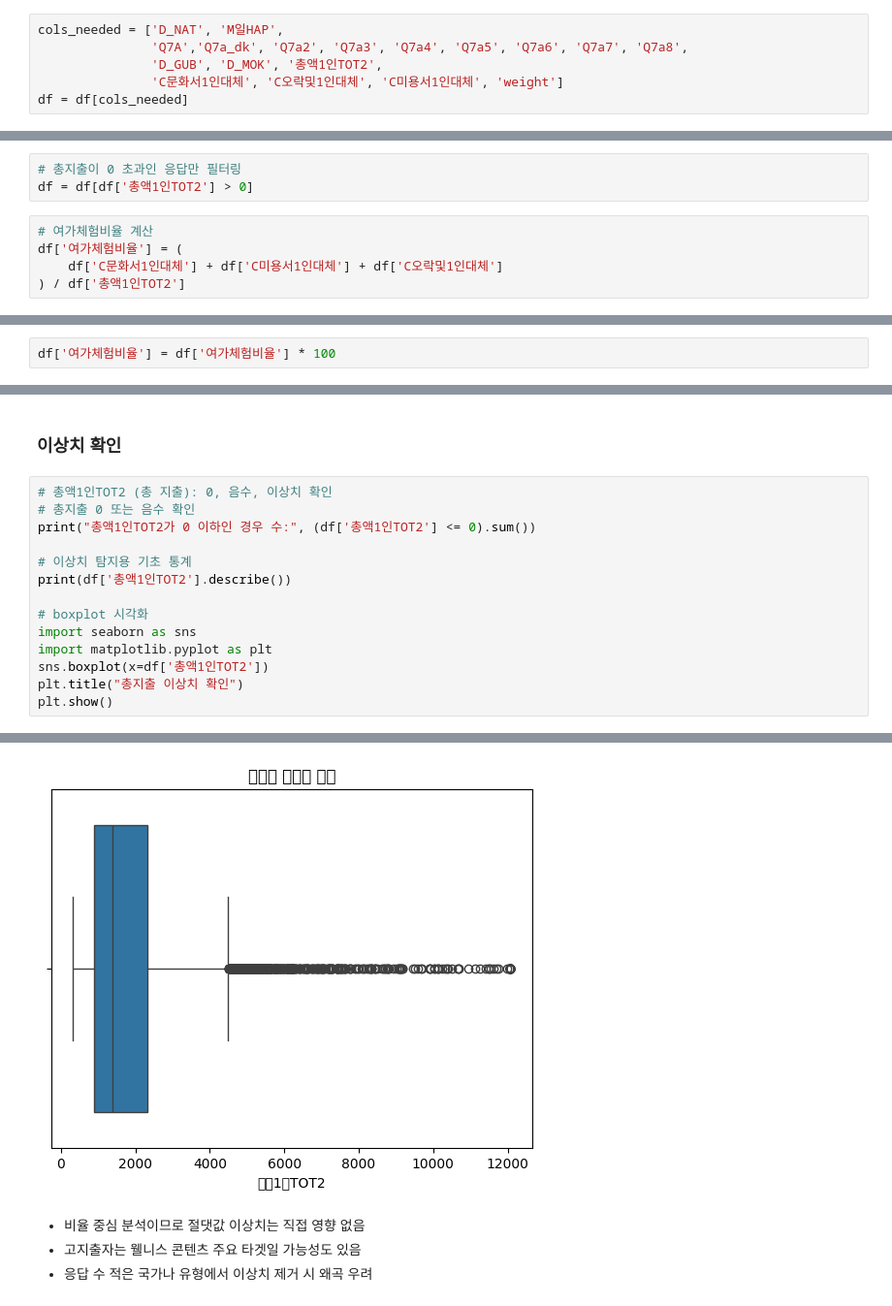
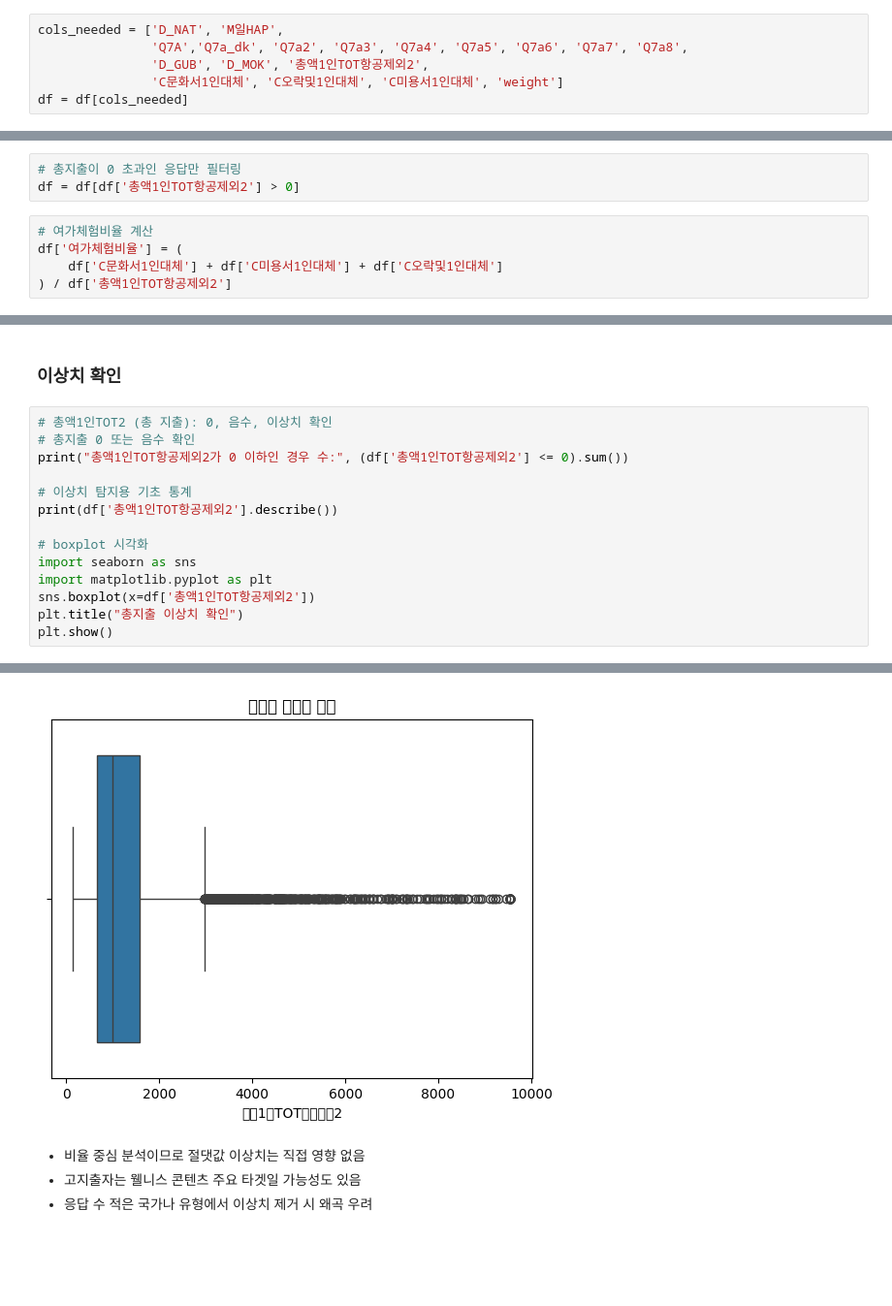
Before and after one commit to tamx2y/wellness_tour, a Jupyter notebook: 01_environment/1_2023_data_ processing.ipynb, the cells around one changed output, grey strips where cells are left out. Shown at 97% size. Saved outputs shown, nothing was run; the diff lists cells and outputs as text; blank space fills up the shorter version.

```diff
--- a/01_environment/1_2023_data_ processing.ipynb
+++ b/01_environment/1_2023_data_ processing.ipynb
@@ -36,7 +42,7 @@ print(df.head())
 # %%
 cols_needed = ['D_NAT', 'M일HAP',
                'Q7A','Q7a_dk', 'Q7a2', 'Q7a3', 'Q7a4', 'Q7a5', 'Q7a6', 'Q7a7', 'Q7a8',
-               'D_GUB', 'D_MOK', '총액1인TOT2',
+               'D_GUB', 'D_MOK', '총액1인TOT항공제외2',
                'C문화서1인대체', 'C오락및1인대체', 'C미용서1인대체', 'weight']
 df = df[cols_needed]
 # %%
@@ -256,12 +262,12 @@ df['C오락및1인대체'].isnull().sum()
 - 결측치는 없지만 분모가 0인 경우를 먼저 제거
 # %%
 # 총지출이 0 초과인 응답만 필터링
-df = df[df['총액1인TOT2'] > 0]
+df = df[df['총액1인TOT항공제외2'] > 0]
 # %%
 # 여가체험비율 계산
 df['여가체험비율'] = (
     df['C문화서1인대체'] + df['C미용서1인대체'] + df['C오락및1인대체']
-) / df['총액1인TOT2']
+) / df['총액1인TOT항공제외2']
 # %%
 df['여가체험비율'].head(15)
 # %% [output]
@@ -283,6 +289,4 @@ df['여가체험비율'].head(15)
 Name: 여가체험비율, dtype: float64
-# %%
-df['여가체험비율'] = df['여가체험비율'] * 100
 # %% [markdown]
 ### 여행 목적 컬럼 (D_MOK) 전처리
 - 여가/위락/힐링, 친구/친지 방문, 사업/전문 활동, 교육, 기타
@@ -314,15 +318,15 @@ df
 # %%
 # 총액1인TOT2 (총 지출): 0, 음수, 이상치 확인
 # 총지출 0 또는 음수 확인
-print("총액1인TOT2가 0 이하인 경우 수:", (df['총액1인TOT2'] <= 0).sum())
+print("총액1인TOT항공제외2가 0 이하인 경우 수:", (df['총액1인TOT항공제외2'] <= 0).sum())
 
 # 이상치 탐지용 기초 통계
-print(df['총액1인TOT2'].describe())
+print(df['총액1인TOT항공제외2'].describe())
 
 # boxplot 시각화
 import seaborn as sns
 import matplotlib.pyplot as plt
-sns.boxplot(x=df['총액1인TOT2'])
+sns.boxplot(x=df['총액1인TOT항공제외2'])
 plt.title("총지출 이상치 확인")
 plt.show()
 # %% [output]
@@ -339,4 +343,4 @@ Name: 총액1인TOT2, dtype: float64
-[figure, old version]
+[figure, new version]
 # %% [markdown]
 - 비율 중심 분석이므로 절댓값 이상치는 직접 영향 없음
 - 고지출자는 웰니스 콘텐츠 주요 타겟일 가능성도 있음
```
Also changed, not shown: parts of 10 cells of this notebook, 15 other files.
